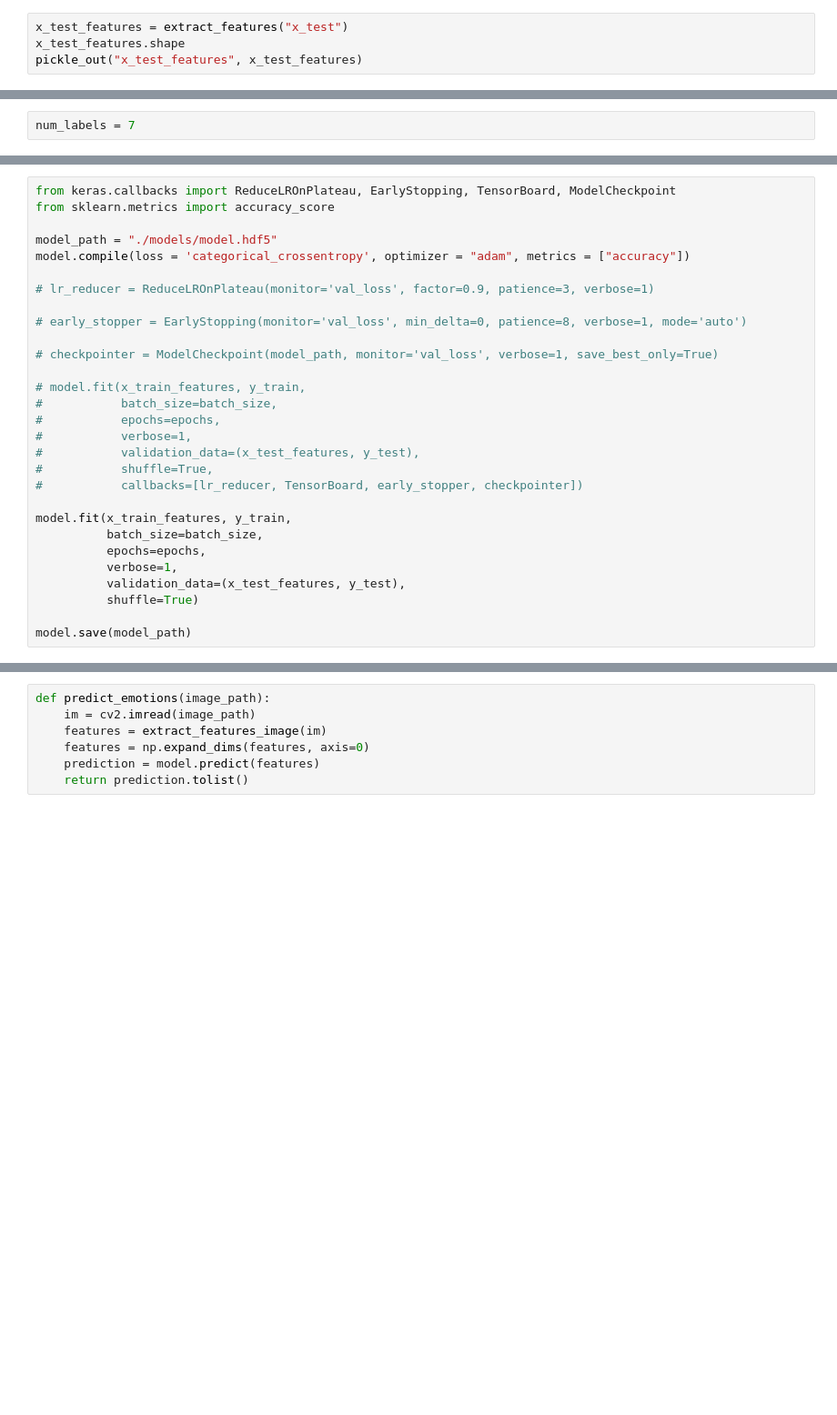
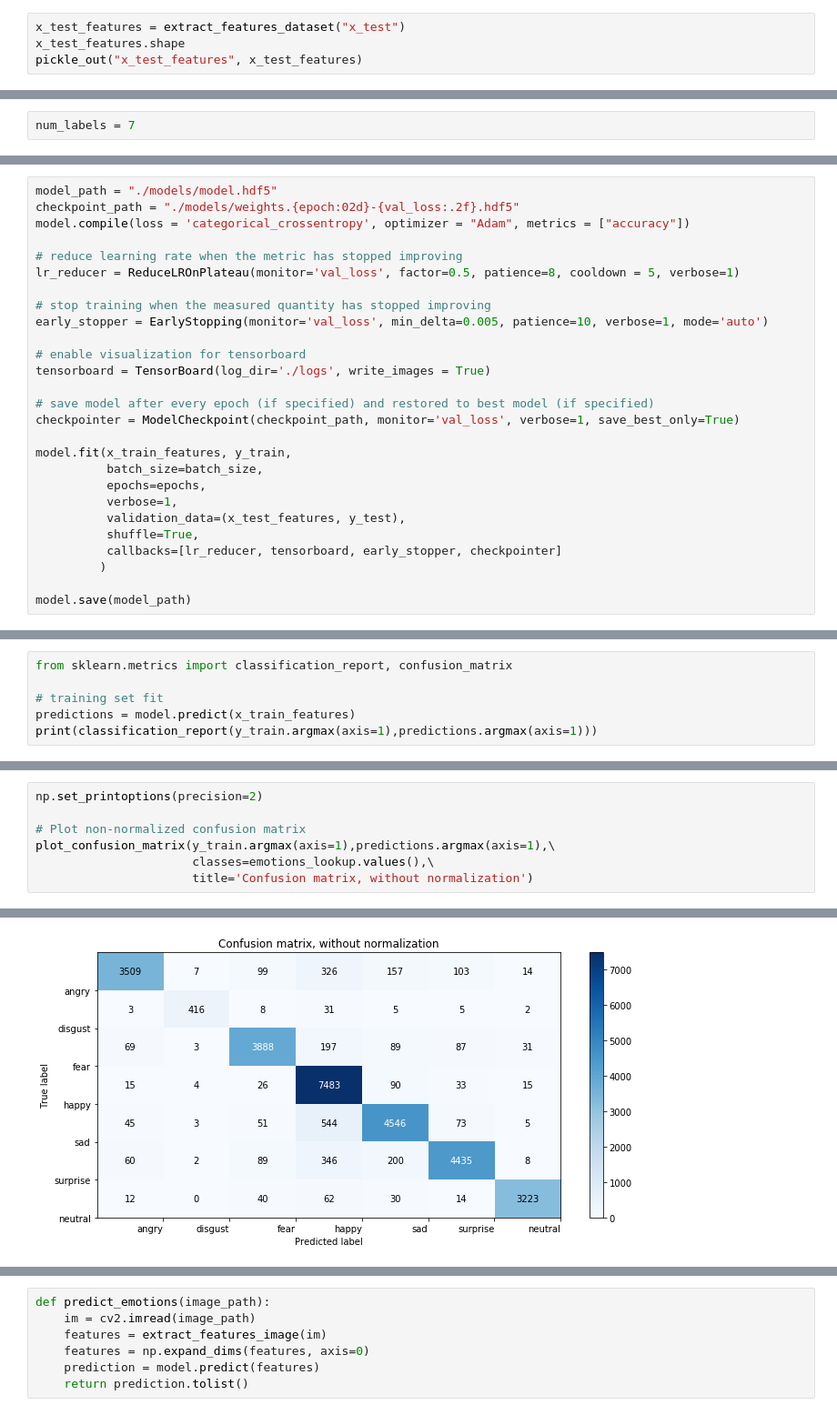
Before and after one commit to chitwankaudan/videoemotion, a Jupyter notebook: Keras model.ipynb, the cells around one changed output, grey strips where cells are left out. Shown at 91% size. Drawn from its saved outputs; the diff is of its cells as text; blank space fills up the shorter version.

Commit message:
confusion matrix

```diff
--- a/Keras model.ipynb
+++ b/Keras model.ipynb
@@ -293,5 +304,5 @@ KeyboardInterrupt:
 # %%
-x_test_features = extract_features("x_test")
+x_test_features = extract_features_dataset("x_test")
 x_test_features.shape
 pickle_out("x_test_features", x_test_features)
 # %% [output]
@@ -337,32 +368,30 @@ Trainable params: 435,847
 Non-trainable params: 256
 _________________________________________________________________
 # %%
-from keras.callbacks import ReduceLROnPlateau, EarlyStopping, TensorBoard, ModelCheckpoint
-from sklearn.metrics import accuracy_score
+model_path = "./models/model.hdf5"
+checkpoint_path = "./models/weights.{epoch:02d}-{val_loss:.2f}.hdf5"
+model.compile(loss = 'categorical_crossentropy', optimizer = "Adam", metrics = ["accuracy"])
 
-model_path = "./models/model.hdf5"
-model.compile(loss = 'categorical_crossentropy', optimizer = "adam", metrics = ["accuracy"])
+# reduce learning rate when the metric has stopped improving
+lr_reducer = ReduceLROnPlateau(monitor='val_loss', factor=0.5, patience=8, cooldown = 5, verbose=1)
 
-# lr_reducer = ReduceLROnPlateau(monitor='val_loss', factor=0.9, patience=3, verbose=1)
+# stop training when the measured quantity has stopped improving
+early_stopper = EarlyStopping(monitor='val_loss', min_delta=0.005, patience=10, verbose=1, mode='auto')
 
-# early_stopper = EarlyStopping(monitor='val_loss', min_delta=0, patience=8, verbose=1, mode='auto')
+# enable visualization for tensorboard
+tensorboard = TensorBoard(log_dir='./logs', write_images = True)
 
-# checkpointer = ModelCheckpoint(model_path, monitor='val_loss', verbose=1, save_best_only=True)
-
-# model.fit(x_train_features, y_train,
-#           batch_size=batch_size,
-#           epochs=epochs,
-#           verbose=1,
-#           validation_data=(x_test_features, y_test),
-#           shuffle=True,
-#           callbacks=[lr_reducer, TensorBoard, early_stopper, checkpointer])
+# save model after every epoch (if specified) and restored to best model (if specified)
+checkpointer = ModelCheckpoint(checkpoint_path, monitor='val_loss', verbose=1, save_best_only=True)
 
 model.fit(x_train_features, y_train,
           batch_size=batch_size,
           epochs=epochs,
           verbose=1,
           validation_data=(x_test_features, y_test),
-          shuffle=True)
+          shuffle=True,
+          callbacks=[lr_reducer, tensorboard, early_stopper, checkpointer]
+         )
 
 model.save(model_path)
 # %% [output]
@@ -385,0 +475,6 @@ Epoch 20/20
+# %%
+from sklearn.metrics import classification_report, confusion_matrix
+
+# training set fit
+predictions = model.predict(x_train_features)
+print(classification_report(y_train.argmax(axis=1),predictions.argmax(axis=1)))
@@ -385,0 +495,8 @@ Epoch 20/20
+# %%
+np.set_printoptions(precision=2)
+
+# Plot non-normalized confusion matrix
+plot_confusion_matrix(y_train.argmax(axis=1),predictions.argmax(axis=1),\
+                      classes=emotions_lookup.values(),\
+                      title='Confusion matrix, without normalization')
+# %% [output]
@@ -385,0 +512 @@ Epoch 20/20
+[figure, added]
```
Also changed, not shown: parts of 27 cells of this notebook, 1 other file.
